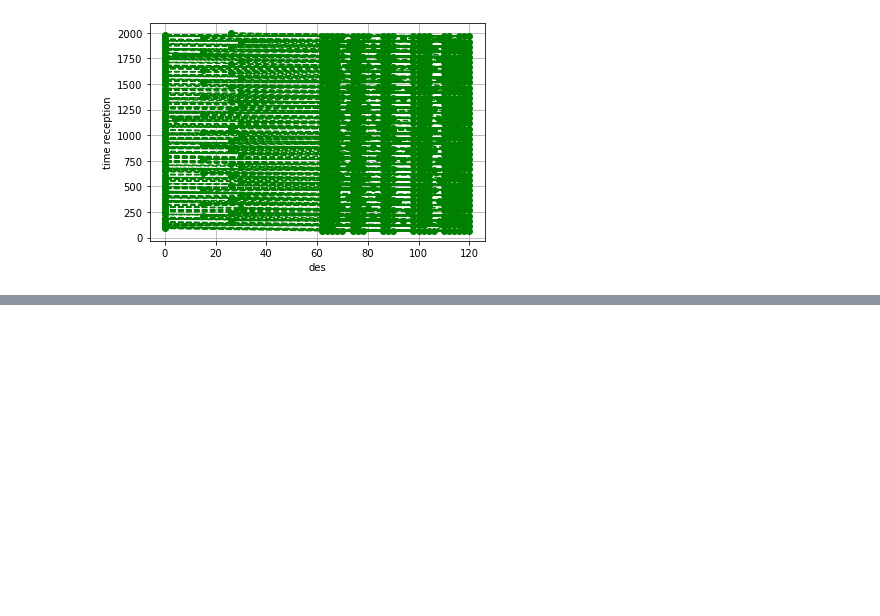
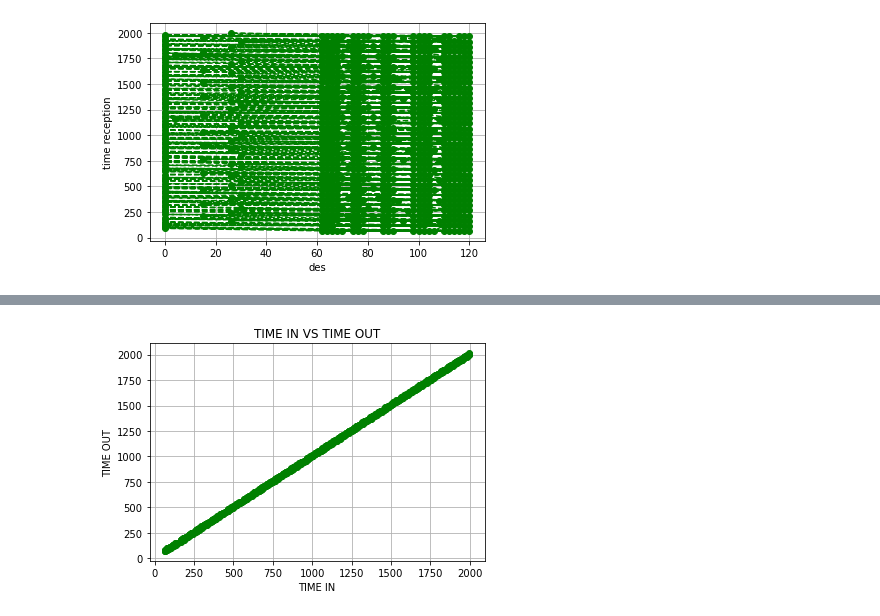
Before and after one commit to malay20002712/Code-analysis-Python, a Jupyter notebook: fog2 random topology.ipynb, the cells around one changed output, grey strips where cells are left out. Drawn from its saved outputs; the diff is of its cells as text; code cells hidden in the pictures; blank space fills up the shorter version.

```diff
--- a/fog2 random topology.ipynb
+++ b/fog2 random topology.ipynb
@@ -672,3 +672,6 @@ plt.grid (True)
 plt.show ()
 # %% [output]
 [figure]
+# %%
+data3 = read_csv ('C:\\Users\\DELL\\Desktop\\NIT research\\pythonsim\\python sim\\fog2_random_topology\\Results\\Results_dynamic-cluster_2000_5_7.csv')
+data3.head ()
@@ -674,0 +685,3 @@ plt.show ()
+# %%
+df = DataFrame (data3)
+df
@@ -674,0 +734,2 @@ plt.show ()
+# %%
+time_in = df ['time_in'].tolist ()
@@ -674,0 +756,2 @@ plt.show ()
+# %%
+time_out = df ['time_out'].tolist ()
@@ -674,0 +861,9 @@ plt.show ()
+# %%
+plt.plot (time_in, time_out, linestyle = 'dashed', marker = 'o', color = 'green')
+plt.xlabel ('TIME IN')
+plt.ylabel ('TIME OUT')
+plt.title ('TIME IN VS TIME OUT')
+plt.grid (True)
+plt.show ()
+# %% [output]
+[figure, added]
```
Also changed, not shown: parts of 103 cells of this notebook.
